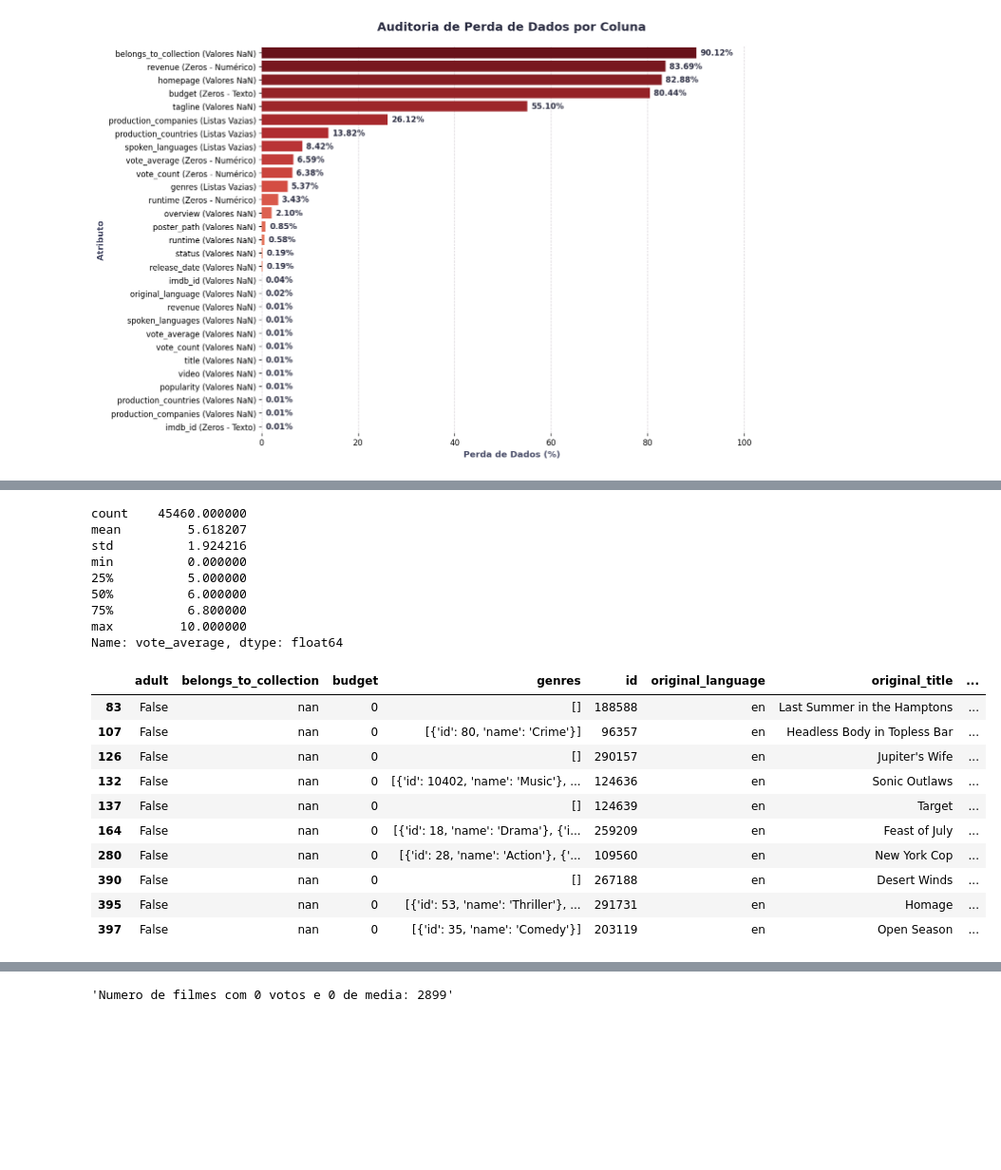
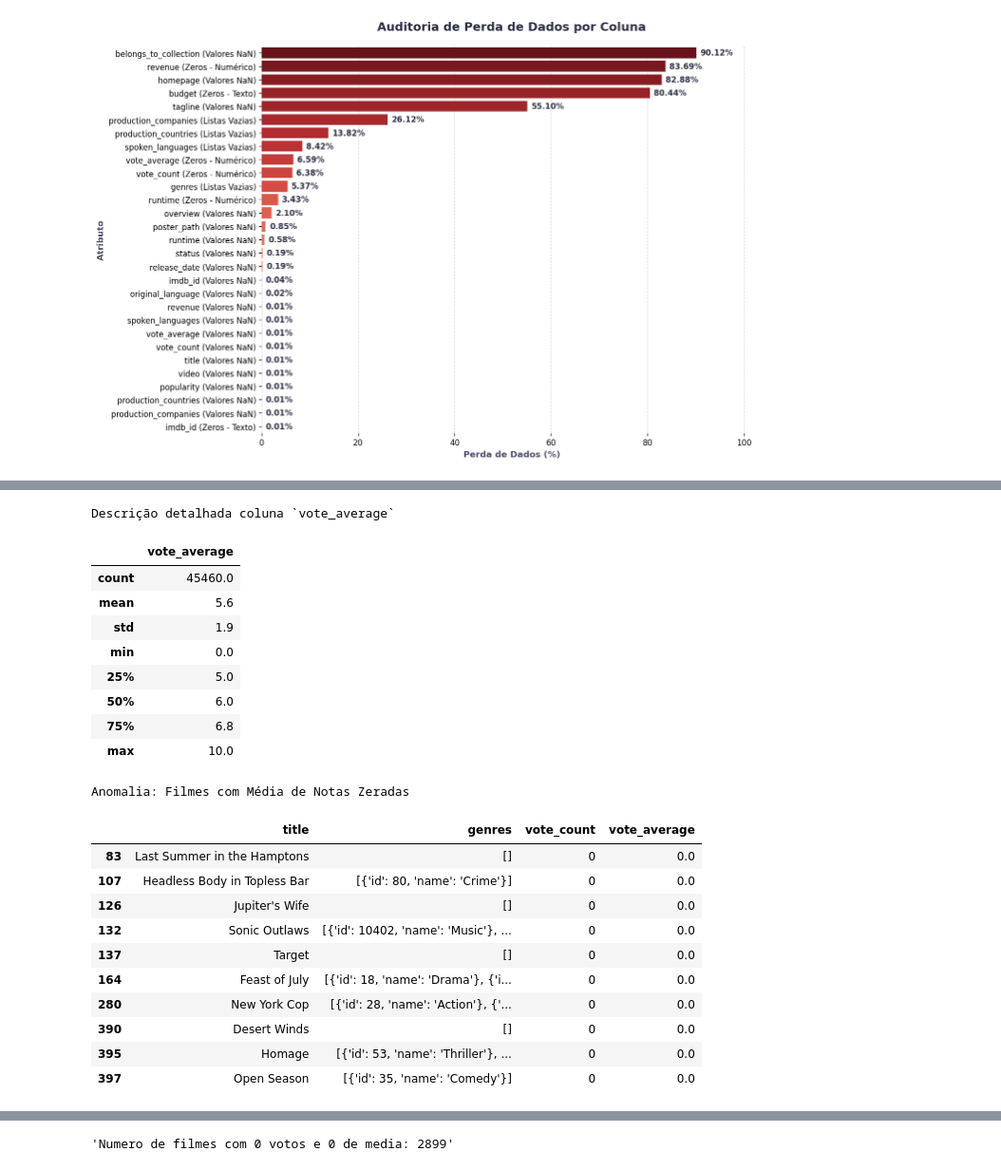
Before and after one commit to AleCecilio/entertainment_industry_performance_analysis, a Jupyter notebook: notebooks/02_eda_movies.ipynb, the cells around one changed output, grey strips where cells are left out. Shown at 95% size. Drawn from its saved outputs; the diff is of its cells as text; code cells hidden in the pictures; blank space fills up the shorter version.

```diff
--- a/notebooks/02_eda_movies.ipynb
+++ b/notebooks/02_eda_movies.ipynb
@@ -307,35 +327,41 @@ display(df_movies[mask_listas_vazias]
 # %%
-df_movies_limpo['vote_average'].describe()
+display(estilizar_tabela(
+    df=df_movies_limpo['vote_average']
+        .describe()
+        .to_frame(),
+    caption="Descrição detalhada coluna `vote_average` "
+))
 # %% [output]
-count    45460.000000
-mean         5.618207
-std          1.924216
-min          0.000000
-25%          5.000000
-50%          6.000000
-75%          6.800000
-max         10.000000
-Name: vote_average, dtype: float64
+Descrição detalhada coluna `vote_average`
+|  | vote_average |
+| count | 45460.0 |
+| mean | 5.6 |
+| std | 1.9 |
+| min | 0.0 |
+| 25% | 5.0 |
+| 50% | 6.0 |
+| 75% | 6.8 |
+| max | 10.0 |
 # %%
-display(
-    df_movies_limpo[df_movies_limpo['vote_average'] == 0]
-    .head(10)
-    .style
-    .set_properties(
-        subset=['vote_average'],
-        **{'background-color': '#7B2D2D', 'color': 'white'}
-    )
-)
+display(destacar_anomalias(
+    df=df_movies_limpo,
+    mascara=df_movies_limpo['vote_average'] == 0,
+    colunas_destaque=['vote_average'],
+    colunas_contexto=['title', 'genres', 'vote_count'],
+    qtd_linhas=10,
+    caption="Anomalia: Filmes com Média de Notas Zeradas"
+))
 # %% [output]
+Anomalia: Filmes com Média de Notas Zeradas
-|  | adult | belongs_to_collection | budget | genres | id | original_language | original_title | ... |
-| 83 | False | nan | 0 | [] | 188588 | en | Last Summer in the Hamptons | ... |
-| 107 | False | nan | 0 | [{'id': 80, 'name': 'Crime'}] | 96357 | en | Headless Body in Topless Bar | ... |
-| 126 | False | nan | 0 | [] | 290157 | en | Jupiter's Wife | ... |
-| 132 | False | nan | 0 | [{'id': 10402, 'name': 'Music'}, ... | 124636 | en | Sonic Outlaws | ... |
-| 137 | False | nan | 0 | [] | 124639 | en | Target | ... |
-| 164 | False | nan | 0 | [{'id': 18, 'name': 'Drama'}, {'i... | 259209 | en | Feast of July | ... |
-| 280 | False | nan | 0 | [{'id': 28, 'name': 'Action'}, {'... | 109560 | en | New York Cop | ... |
-| 390 | False | nan | 0 | [] | 267188 | en | Desert Winds | ... |
-| 395 | False | nan | 0 | [{'id': 53, 'name': 'Thriller'}, ... | 291731 | en | Homage | ... |
-| 397 | False | nan | 0 | [{'id': 35, 'name': 'Comedy'}] | 203119 | en | Open Season | ... |
+|  | title | genres | vote_count | vote_average |
+| 83 | Last Summer in the Hamptons | [] | 0 | 0.0 |
+| 107 | Headless Body in Topless Bar | [{'id': 80, 'name': 'Crime'}] | 0 | 0.0 |
+| 126 | Jupiter's Wife | [] | 0 | 0.0 |
+| 132 | Sonic Outlaws | [{'id': 10402, 'name': 'Music'}, ... | 0 | 0.0 |
+| 137 | Target | [] | 0 | 0.0 |
+| 164 | Feast of July | [{'id': 18, 'name': 'Drama'}, {'i... | 0 | 0.0 |
+| 280 | New York Cop | [{'id': 28, 'name': 'Action'}, {'... | 0 | 0.0 |
+| 390 | Desert Winds | [] | 0 | 0.0 |
+| 395 | Homage | [{'id': 53, 'name': 'Thriller'}, ... | 0 | 0.0 |
+| 397 | Open Season | [{'id': 35, 'name': 'Comedy'}] | 0 | 0.0 |
 # %%
```
Also changed, not shown: parts of 10 cells of this notebook, 3 other files.
